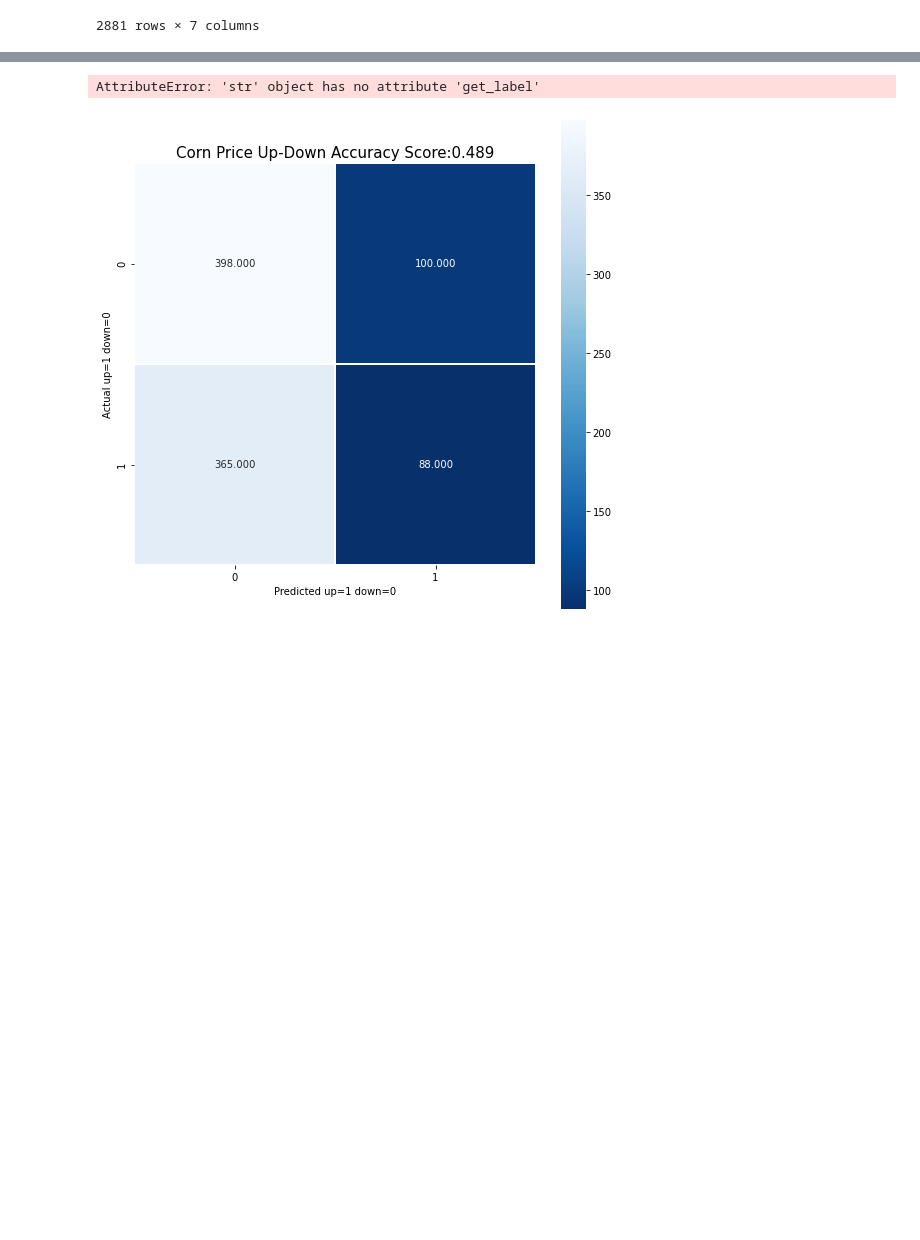
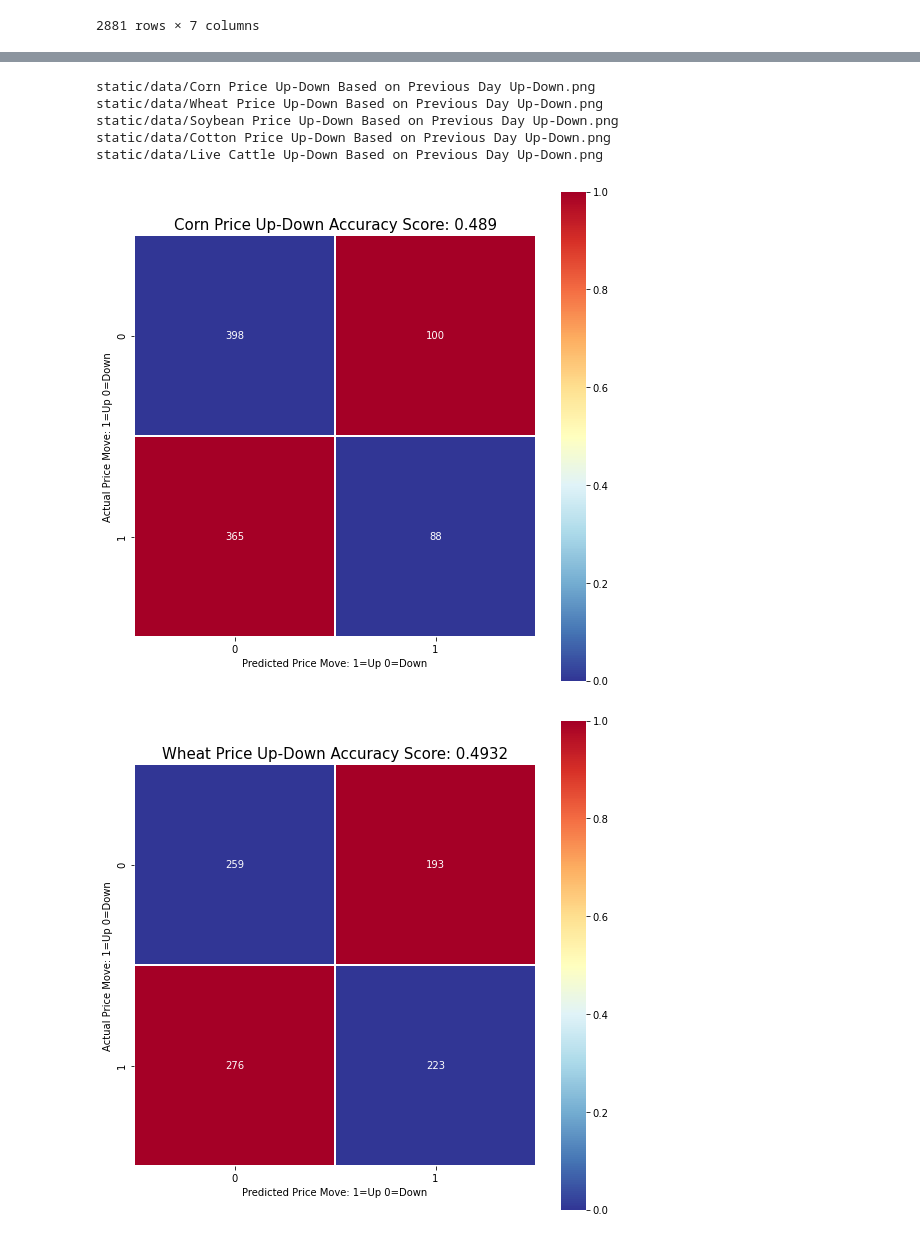
Before and after one commit to FabulousErin/Project_2, a Jupyter notebook: Prediction_Price_ML-Time Lag-Copy1.ipynb, the cells around one changed output, grey strips where cells are left out. Drawn from its saved outputs; the diff is of its cells as text; code cells hidden in the pictures; blank space fills up the shorter version.

```diff
--- a/Prediction_Price_ML-Time Lag-Copy1.ipynb
+++ b/Prediction_Price_ML-Time Lag-Copy1.ipynb
@@ -330,31 +331,34 @@ static/data/Live Cattle Based on 5,10,20 Days.png
 # %%
 for x in range(len(data_frame_list)):
     X = data_frame_list[x].iloc[:,2:6]
     Y = data_frame_list[x][price_move_list[x]]
     X_train, X_validation, Y_train, Y_validation = train_test_split(X, Y,test_size=0.33, random_state=0)
     model = LogisticRegression()
         # Fit to model
     model.fit(X_train, Y_train)
         # predict
     predictions = model.predict(X_validation)
     output = round(mean_squared_error(Y_validation, predictions),4)
-#     print(output)
-    #print(f'{price_move_list[x]}','mean r-squared', output)
 
-    cm = metrics.confusion_matrix(Y_validation, predictions)
-
+    cm_labels = metrics.confusion_matrix(Y_validation, predictions)
+    cm_data = np.array([[0,1],[1,0]])
 
     plt.figure(figsize=(9,9))
-    sns.heatmap(cm, annot=True, fmt=".3f", linewidths=.5, square = True, cmap = 'Blues_r');
+    sns.heatmap(cm_data, annot=cm_labels, fmt=".0f", linewidths=.5, square = True, cmap = 'RdYlBu_r');
     plt.ylabel('Actual Price Move: 1=Up 0=Down');
     plt.xlabel('Predicted Price Move: 1=Up 0=Down');
     all_sample_title = 'Accuracy Score: {0}'.format(model)
-    plt.title(f'{price_move_list[x]}'+' Accuracy Score:'+ f'{output}', size = 15);
+    plt.title(f'{price_move_list[x]}'+' Accuracy Score: '+ f'{output}', size = 15);
 
     heatmap_path = 'static/data/' + (f'{price_move_list[x]} Based on Previous Day Up-Down.png')
     print(heatmap_path)
 
     plt.savefig(heatmap_path)
 # %% [output]
-AttributeError: 'str' object has no attribute 'get_label'
+static/data/Corn Price Up-Down Based on Previous Day Up-Down.png
+static/data/Wheat Price Up-Down Based on Previous Day Up-Down.png
+static/data/Soybean Price Up-Down Based on Previous Day Up-Down.png
+static/data/Cotton Price Up-Down Based on Previous Day Up-Down.png
+static/data/Live Cattle Up-Down Based on Previous Day Up-Down.png
-[figure, old version]
+[figure, new version]
+[figure, added]
```
Also changed, not shown: parts of 4 cells of this notebook, 5 other files.
